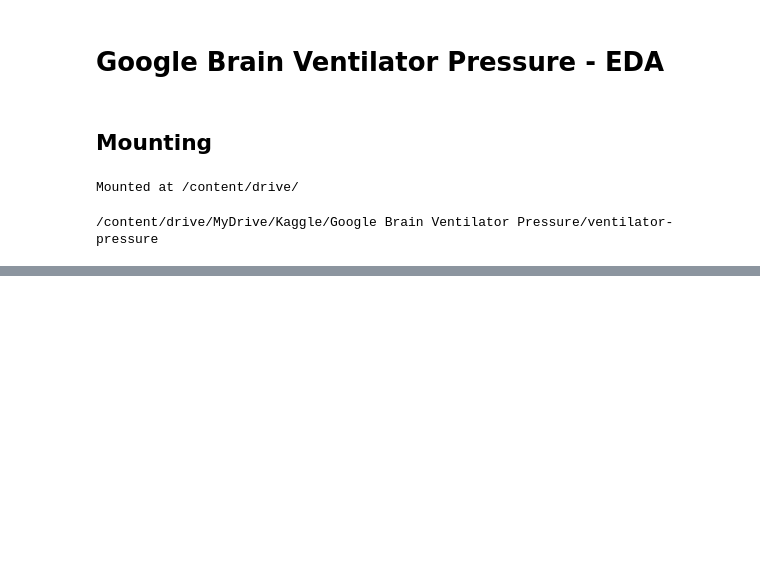
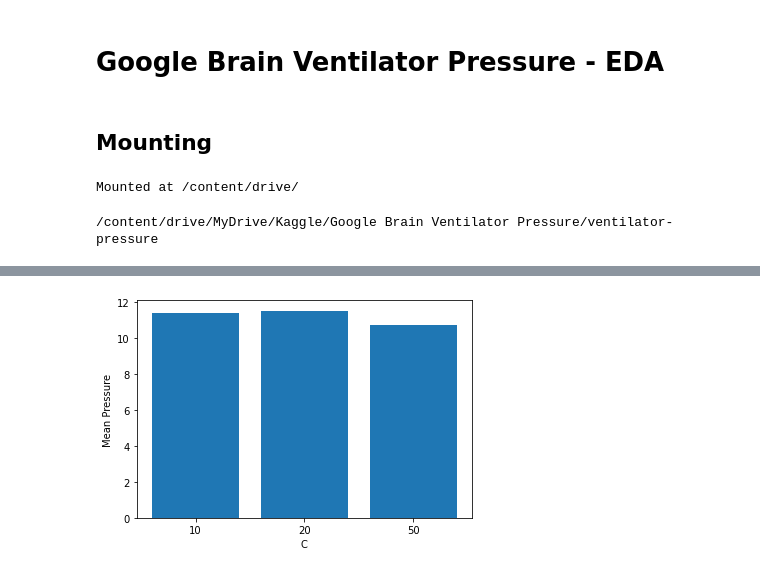
Before and after one commit to Pascapone/ventilator-pressure, a Jupyter notebook: EDA.ipynb, the cells around one changed output, grey strips where cells are left out. Drawn from its saved outputs; the diff is of its cells as text; code cells hidden in the pictures; blank space fills up the shorter version.

```diff
--- a/EDA.ipynb
+++ b/EDA.ipynb
@@ -20,0 +272,7 @@ data/  EDA.ipynb  .git/
+# %%
+c_mean_pressure = df_train.groupby('C')['pressure'].mean()
+bar_plt = plt.bar(c_mean_pressure.index.astype(str), c_mean_pressure.values)
+x_label = plt.xlabel('C')
+y_label = plt.ylabel('Mean Pressure')
+# %% [output]
+[figure, added]
```
Also changed, not shown: parts of 74 cells of this notebook.
